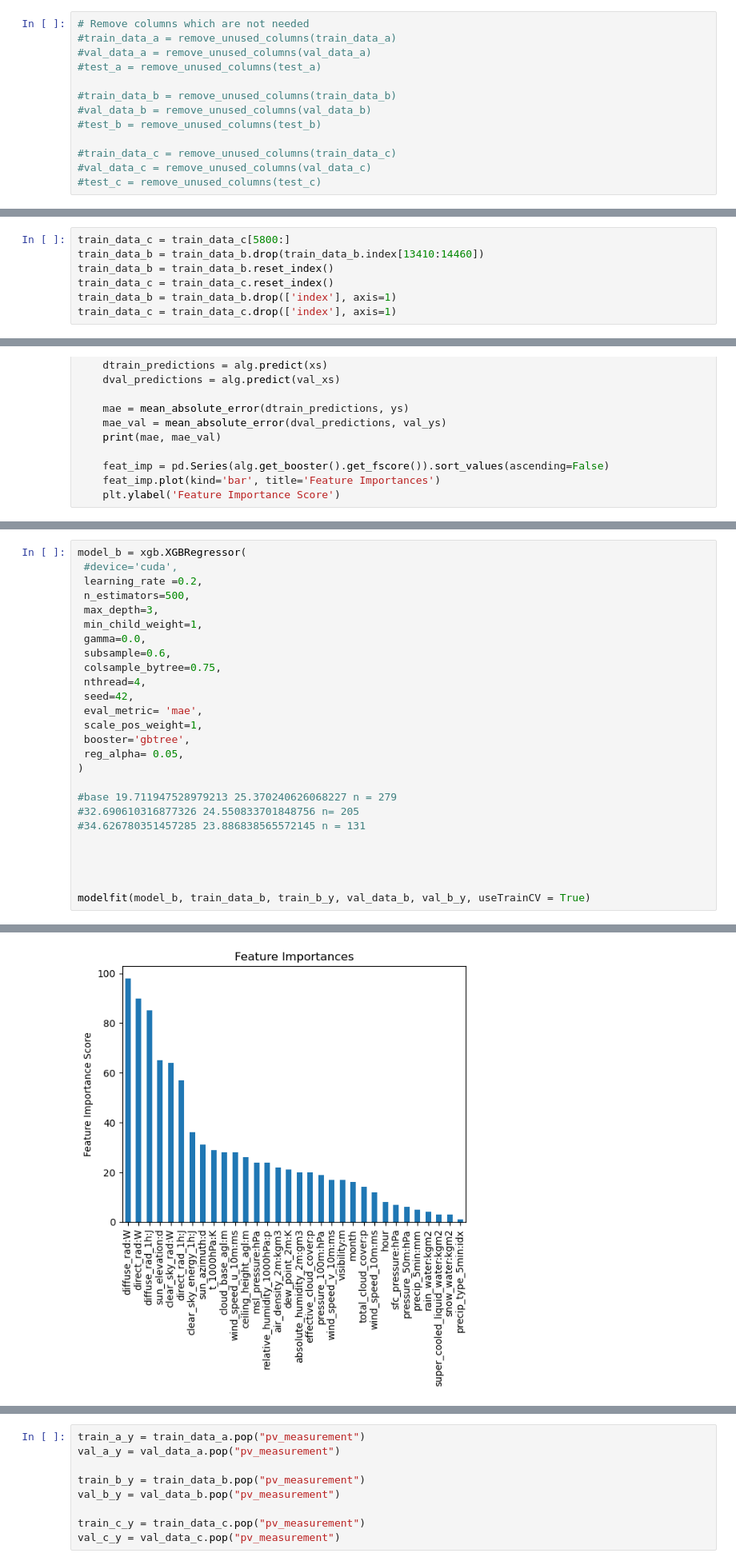
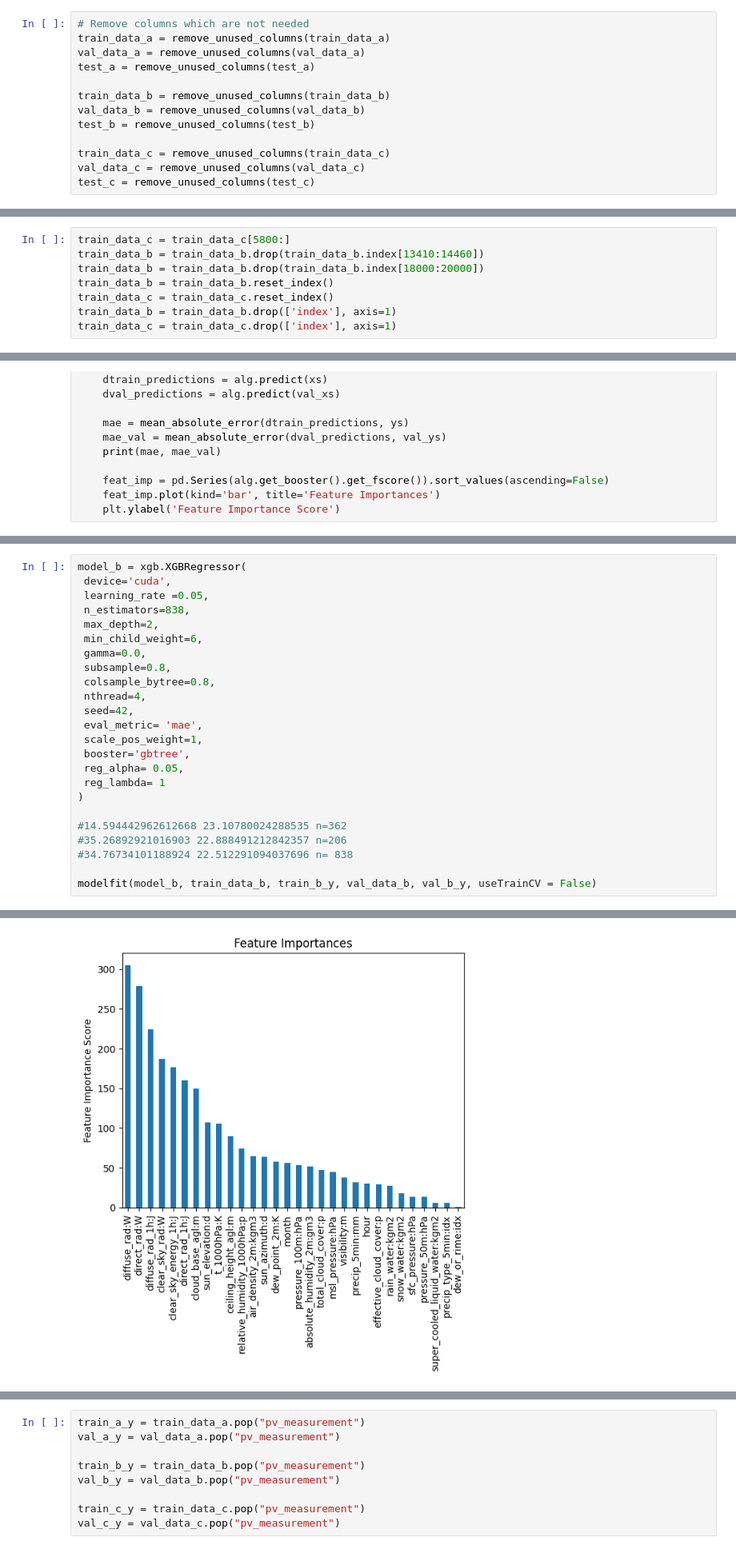
Before and after one commit to MartinSkatvedt/TDT4173-Machine-Learning, a Jupyter notebook: read_files.ipynb, the cells around one changed output, grey strips where cells are left out. Shown at 80% size. Saved outputs shown, nothing was run; the diff lists cells and outputs as text.

```diff
--- a/read_files.ipynb
+++ b/read_files.ipynb
@@ -151,17 +151,17 @@ train_data_b, val_data_b = join_data_and_labels(X_train_observed_b, X_train_esti
 train_data_c, val_data_c = join_data_and_labels(X_train_observed_c, X_train_estimated_c, train_c)
 # %%
 # Remove columns which are not needed
-#train_data_a = remove_unused_columns(train_data_a)
-#val_data_a = remove_unused_columns(val_data_a)
-#test_a = remove_unused_columns(test_a)
+train_data_a = remove_unused_columns(train_data_a)
+val_data_a = remove_unused_columns(val_data_a)
+test_a = remove_unused_columns(test_a)
 
-#train_data_b = remove_unused_columns(train_data_b)
-#val_data_b = remove_unused_columns(val_data_b)
-#test_b = remove_unused_columns(test_b)
+train_data_b = remove_unused_columns(train_data_b)
+val_data_b = remove_unused_columns(val_data_b)
+test_b = remove_unused_columns(test_b)
 
-#train_data_c = remove_unused_columns(train_data_c)
-#val_data_c = remove_unused_columns(val_data_c)
-#test_c = remove_unused_columns(test_c)
+train_data_c = remove_unused_columns(train_data_c)
+val_data_c = remove_unused_columns(val_data_c)
+test_c = remove_unused_columns(test_c)
 # %%
 #Convert date into sin and cos components
 #convert_date_to_sin_and_cos(train_data_a)
@@ -235,6 +235,7 @@ drop_constanst_columns(train_data_c, val_data_c, test_c)
 # %%
 train_data_c = train_data_c[5800:]
 train_data_b = train_data_b.drop(train_data_b.index[13410:14460])
+train_data_b = train_data_b.drop(train_data_b.index[18000:20000])
 train_data_b = train_data_b.reset_index()
 train_data_c = train_data_c.reset_index()
 train_data_b = train_data_b.drop(['index'], axis=1)
@@ -330,27 +321,25 @@ modelfit(model_a, train_data_a, train_a_y, val_data_a, val_a_y, useTrainCV = Fal
 # %%
 model_b = xgb.XGBRegressor(
- #device='cuda',
- learning_rate =0.2,
- n_estimators=500,
- max_depth=3,
- min_child_weight=1,
+ device='cuda',
+ learning_rate =0.05,
+ n_estimators=838,
+ max_depth=2,
+ min_child_weight=6,
  gamma=0.0,
- subsample=0.6,
- colsample_bytree=0.75,
+ subsample=0.8,
+ colsample_bytree=0.8,
  nthread=4,
  seed=42,
  eval_metric= 'mae',
  scale_pos_weight=1,
  booster='gbtree',
  reg_alpha= 0.05,
+ reg_lambda= 1
 )
 
-#base 19.711947528979213 25.370240626068227 n = 279
-#32.690610316877326 24.550833701848756 n= 205
-#34.626780351457285 23.886838565572145 n = 131
+#14.594442962612668 23.10780024288535 n=362
+#35.26892921016903 22.888491212842357 n=206
+#34.76734101188924 22.512291094037696 n= 838
 
-
-
-
-modelfit(model_b, train_data_b, train_b_y, val_data_b, val_b_y, useTrainCV = True)
+modelfit(model_b, train_data_b, train_b_y, val_data_b, val_b_y, useTrainCV = False)
 # %% [output]
@@ -374,3 +363,3 @@ modelfit(model_b, train_data_b, train_b_y, val_data_b, val_b_y, useTrainCV = Tru
-[figure, old version]
+[figure, new version]
 # %%
 model_c = xgb.XGBRegressor(
```
Also changed, not shown: parts of 11 cells of this notebook, 1 other file.
